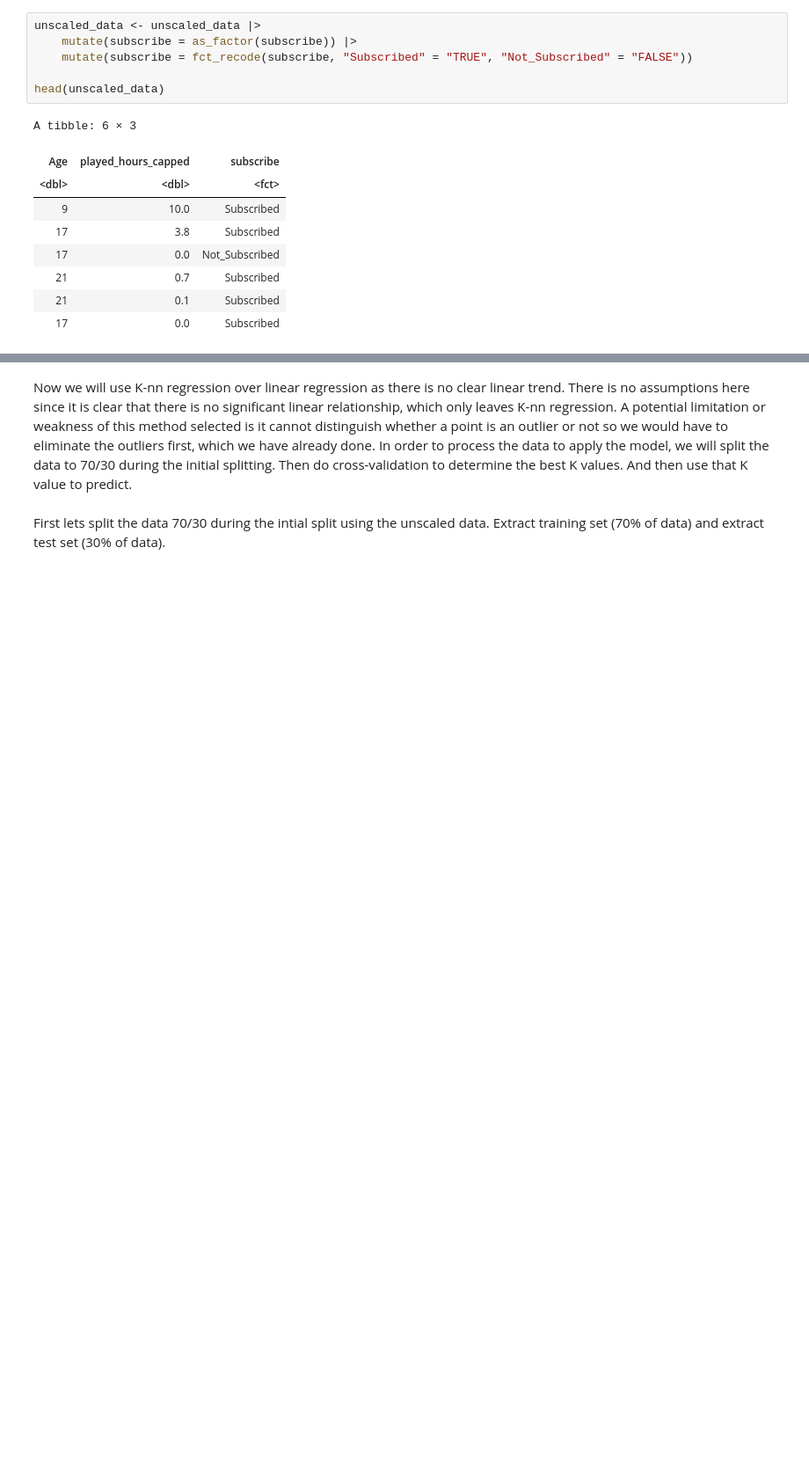
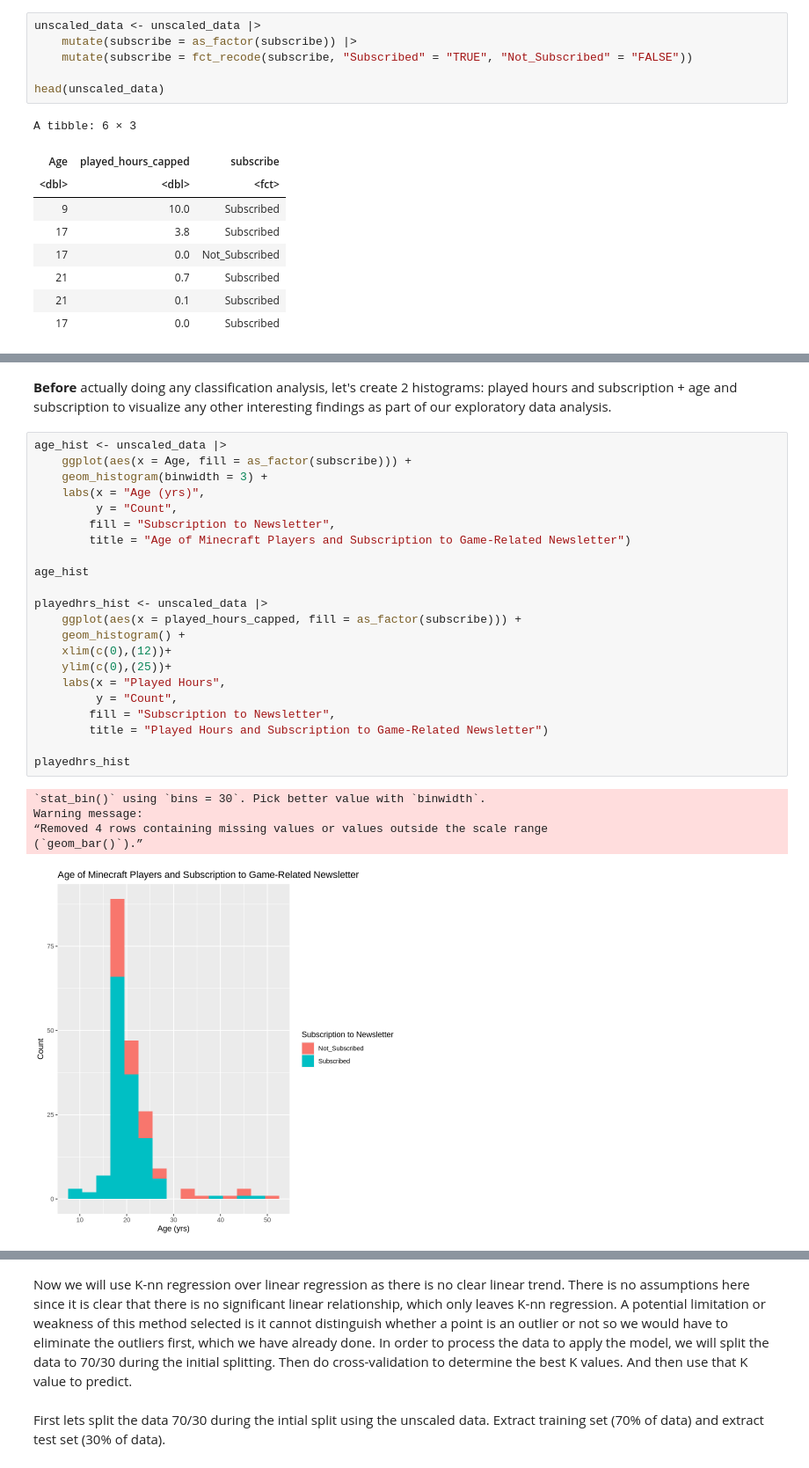
Before and after one commit to liznomellini/DSCI-100-group-project, a Jupyter notebook: FinalReport.ipynb, the cells around one changed output, grey strips where cells are left out. Shown at 88% size. Saved outputs shown, nothing was run; the diff lists cells and outputs as text; blank space fills up the shorter version.

```diff
--- a/FinalReport.ipynb
+++ b/FinalReport.ipynb
@@ -100,0 +170,30 @@ A tibble: 6 × 3
+# %% [markdown]
+**Before** actually doing any classification analysis, let's create 2 histograms: played hours and subscription + age and subscription to visualize any other interesting findings as part of our exploratory data analysis.
+# %%
+age_hist <- unscaled_data |>
+    ggplot(aes(x = Age, fill = as_factor(subscribe))) +
+    geom_histogram(binwidth = 3) +
+    labs(x = "Age (yrs)",
+         y = "Count",
+        fill = "Subscription to Newsletter",
+        title = "Age of Minecraft Players and Subscription to Game-Related Newsletter")
+
+age_hist
+
+playedhrs_hist <- unscaled_data |>
+    ggplot(aes(x = played_hours_capped, fill = as_factor(subscribe))) +
+    geom_histogram() +
+    xlim(c(0),(12))+
+    ylim(c(0),(25))+
+    labs(x = "Played Hours",
+         y = "Count",
+        fill = "Subscription to Newsletter",
+        title = "Played Hours and Subscription to Game-Related Newsletter")
+
+playedhrs_hist
+# %% [output]
+`stat_bin()` using `bins = 30`. Pick better value with `binwidth`.
+Warning message:
+“Removed 4 rows containing missing values or values outside the scale range
+(`geom_bar()`).”
+[figure, added]
```
Also changed, not shown: parts of 19 cells of this notebook.
